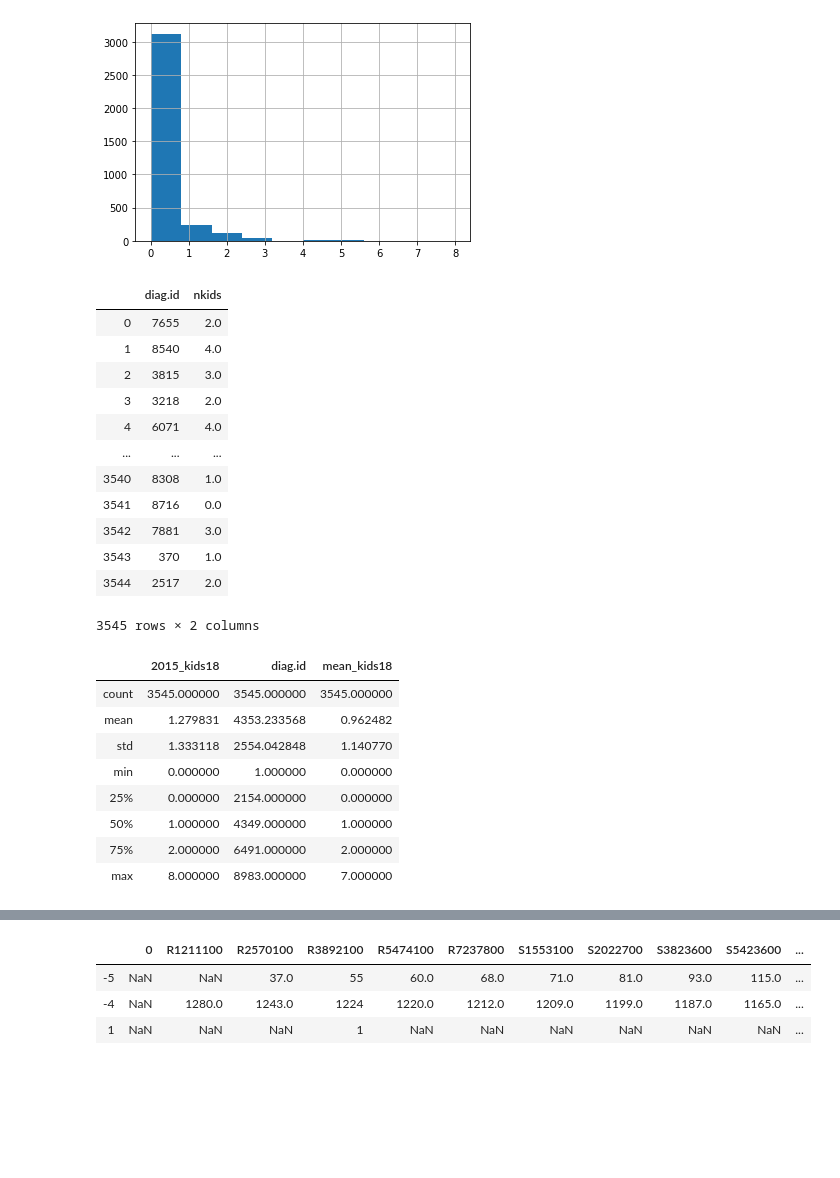
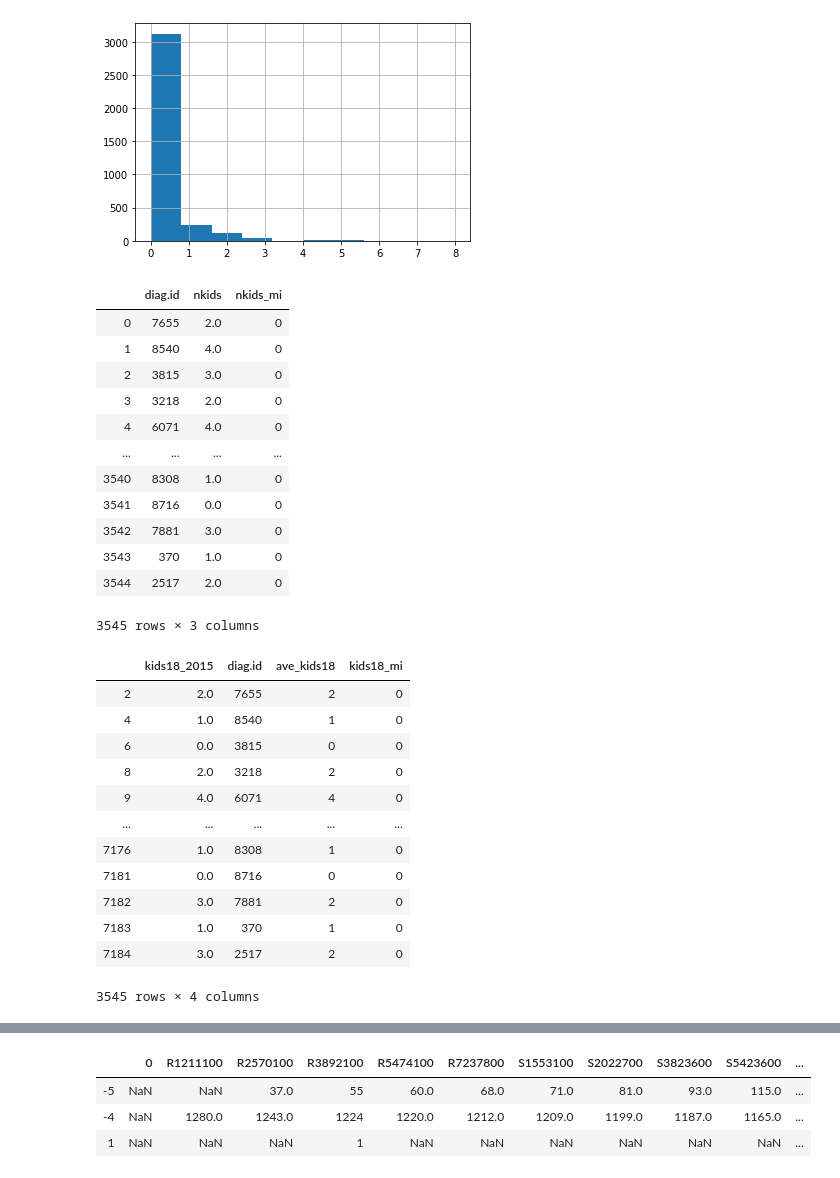
Before and after one commit to lucasmation/MLapp-yhat-challenge, a Jupyter notebook: Part1.ipynb, the cells around one changed output, grey strips where cells are left out. Saved outputs shown, nothing was run; the diff lists cells and outputs as text; code cells hidden in the pictures; blank space fills up the shorter version.

Commit message:
commit after data cleaning

```diff
--- a/Part1.ipynb
+++ b/Part1.ipynb
@@ -424,21 +444,22 @@ n
 # %%
 nkids['nkids']= nkids.U0014800 + nkids.U0014900
-nkids = nkids.drop(columns=['U0014800','U0014800_temp','U0014900','U0014900_temp'])
+nkids['nkids_mi'] = nkids.U0014900_missing + nkids.U0014800_missing
+nkids = nkids.drop(columns=['U0014800','U0014800_temp','U0014900','U0014900_temp','U0014800_missing','U0014900_missing'])
 nkids
 # %% [output]
-|  | diag.id | nkids |
-| 0 | 7655 | 2.0 |
-| 1 | 8540 | 4.0 |
-| 2 | 3815 | 3.0 |
-| 3 | 3218 | 2.0 |
-| 4 | 6071 | 4.0 |
-| ... | ... | ... |
-| 3540 | 8308 | 1.0 |
-| 3541 | 8716 | 0.0 |
-| 3542 | 7881 | 3.0 |
-| 3543 | 370 | 1.0 |
-| 3544 | 2517 | 2.0 |
+|  | diag.id | nkids | nkids_mi |
+| 0 | 7655 | 2.0 | 0 |
+| 1 | 8540 | 4.0 | 0 |
+| 2 | 3815 | 3.0 | 0 |
+| 3 | 3218 | 2.0 | 0 |
+| 4 | 6071 | 4.0 | 0 |
+| ... | ... | ... | ... |
+| 3540 | 8308 | 1.0 | 0 |
+| 3541 | 8716 | 0.0 | 0 |
+| 3542 | 7881 | 3.0 | 0 |
+| 3543 | 370 | 1.0 | 0 |
+| 3544 | 2517 | 2.0 | 0 |
-3545 rows × 2 columns
+3545 rows × 3 columns
 # %%
 ## Kids under 18
 
@@ -449,10 +470,19 @@ childu18 = ['T2016500',
 'T8129400',
 'U0009200']
 
-def correct_missing_cat(data,list_var,last_var,last_var_name,mean_var_name):
+def correct_missing_cat(data,list_var,last_var,last_var_name,mean_var_name,miss_varname):
     data_temp = data[(data['status of respond']=='Responded')]
     data_temp2 = data_temp[list_var]
-
+    data_temp3 = data_temp[list_var]
+    miss_varlist = []
+    for i in list_var:
+        name_var = 'miss_' + i
+        miss_varlist.append(name_var)
+        data_temp3[name_var]=np.where(data_temp3[i]>=0,0,1)
+    miss_year = pd.DataFrame(data_temp3[miss_varlist].sum(axis=1))
+    miss_varname = miss_varname+'_mi'
+    miss_year.columns=[miss_varname]
+    miss_year[miss_varname]=np.where(miss_year[miss_varname]==len(list_var),1,0)
     templist  = list_var.copy()
 
     templist.append('diag.id')
@@ -471,22 +501,27 @@ def correct_missing_cat(data,list_var,last_var,last_var_name,mean_var_name):
 
     rv = rv [[last_var,'diag.id',mean_var_name]]
     rv.columns=[last_var_name, 'diag.id', mean_var_name]
+    rv = rv.merge(miss_year,left_index=True, right_index=True)
     return rv
 
 
-kids18 = correct_missing_cat(data,childu18,'U0009200','2015_kids18','mean_kids18')
+kids18 = correct_missing_cat(data,childu18,'U0009200','kids18_2015','ave_kids18','kids18')
 # %%
-kids18.describe()
+kids18
 # %% [output]
-|  | 2015_kids18 | diag.id | mean_kids18 |
-| count | 3545.000000 | 3545.000000 | 3545.000000 |
-| mean | 1.279831 | 4353.233568 | 0.962482 |
-| std | 1.333118 | 2554.042848 | 1.140770 |
-| min | 0.000000 | 1.000000 | 0.000000 |
-| 25% | 0.000000 | 2154.000000 | 0.000000 |
-| 50% | 1.000000 | 4349.000000 | 1.000000 |
-| 75% | 2.000000 | 6491.000000 | 2.000000 |
-| max | 8.000000 | 8983.000000 | 7.000000 |
+|  | kids18_2015 | diag.id | ave_kids18 | kids18_mi |
+| 2 | 2.0 | 7655 | 2 | 0 |
+| 4 | 1.0 | 8540 | 1 | 0 |
+| 6 | 0.0 | 3815 | 0 | 0 |
+| 8 | 2.0 | 3218 | 2 | 0 |
+| 9 | 4.0 | 6071 | 4 | 0 |
+| ... | ... | ... | ... | ... |
+| 7176 | 1.0 | 8308 | 1 | 0 |
+| 7181 | 0.0 | 8716 | 0 | 0 |
+| 7182 | 3.0 | 7881 | 2 | 0 |
+| 7183 | 1.0 | 370 | 1 | 0 |
+| 7184 | 3.0 | 2517 | 2 | 0 |
+3545 rows × 4 columns
 # %%
 # Kids under 6
 
```
Also changed, not shown: parts of 15 cells of this notebook, 4 other files.
